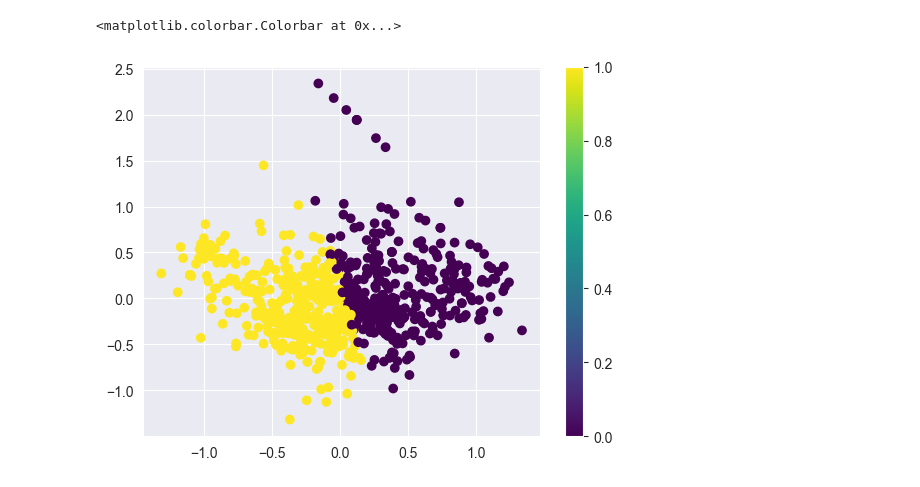
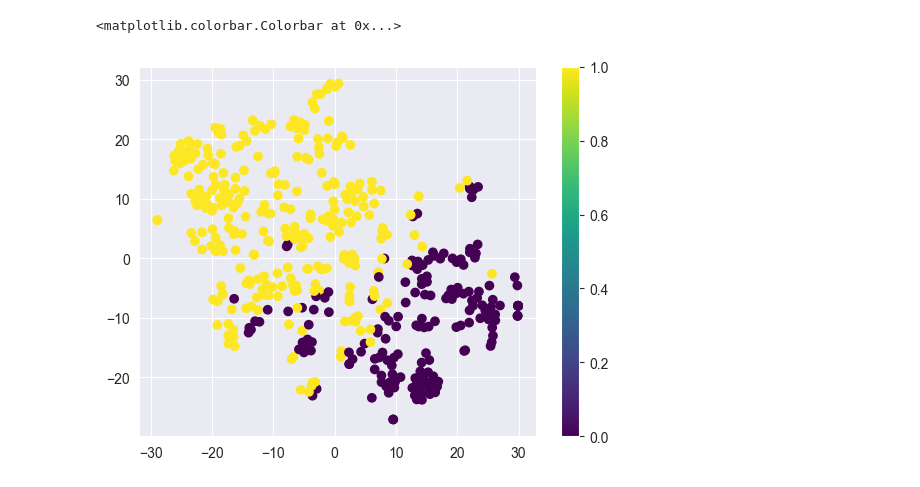
Before and after one commit to Dominule/qsAMPr, a Jupyter notebook: src/better_clustering.ipynb, the cells around one changed output. Drawn from its saved outputs; the diff is of its cells as text; code cells hidden in the pictures.

```diff
--- a/src/better_clustering.ipynb
+++ b/src/better_clustering.ipynb
@@ -1,6 +1,9 @@
 # %%
 import pandas as pd
 df = pd.read_csv("../data/examples_DBAASP/descriptors_positive_staphylococcus.csv")
+
+# drop tail from index 450
+df = df.drop(df.index[450:])
 # %%
 # normalizing the data using MinMaxScaler
 from sklearn.preprocessing import MinMaxScaler
@@ -34,8 +37,8 @@ New shape: (721, 102)
 # %%
-# trash randomly one of the features with correlation > 0.85
+# trash randomly one of the features with correlation > 0.8
 corr_matrix = df_feat.corr().abs()
 upper = corr_matrix.where(np.triu(np.ones(corr_matrix.shape), k=1).astype(np.bool))
-to_drop = [column for column in upper.columns if any(upper[column] > 0.85)]
+to_drop = [column for column in upper.columns if any(upper[column] > 0.8)]
 df_feat = df_feat.drop(columns=to_drop)
 
 print(f"Features dropped: {to_drop}")
@@ -203,12 +185,12 @@ plt.colorbar()
 # %%
-# PCA, KMeans
-from sklearn.decomposition import PCA
+# TSNE, KMeans
+tsne = TSNE(n_components=2, random_state=42)
+tsne_result = tsne.fit_transform(df_feat)
 
-pca = PCA(n_components=2)
-pca_result = pca.fit_transform(df_feat)
+kmeans = KMeans(n_clusters=2, random_state=0).fit(df_feat)
 
-plt.scatter(pca_result[:, 0], pca_result[:, 1], c=kmeans.labels_, cmap='viridis')
+plt.scatter(tsne_result[:, 0], tsne_result[:, 1], c=kmeans.labels_, cmap='viridis')
 plt.colorbar()
 # %% [output]
 <matplotlib.colorbar.Colorbar at 0x...>
-[figure, old version]
+[figure, new version]
```
Also changed, not shown: parts of 14 cells of this notebook, 6 other files.
